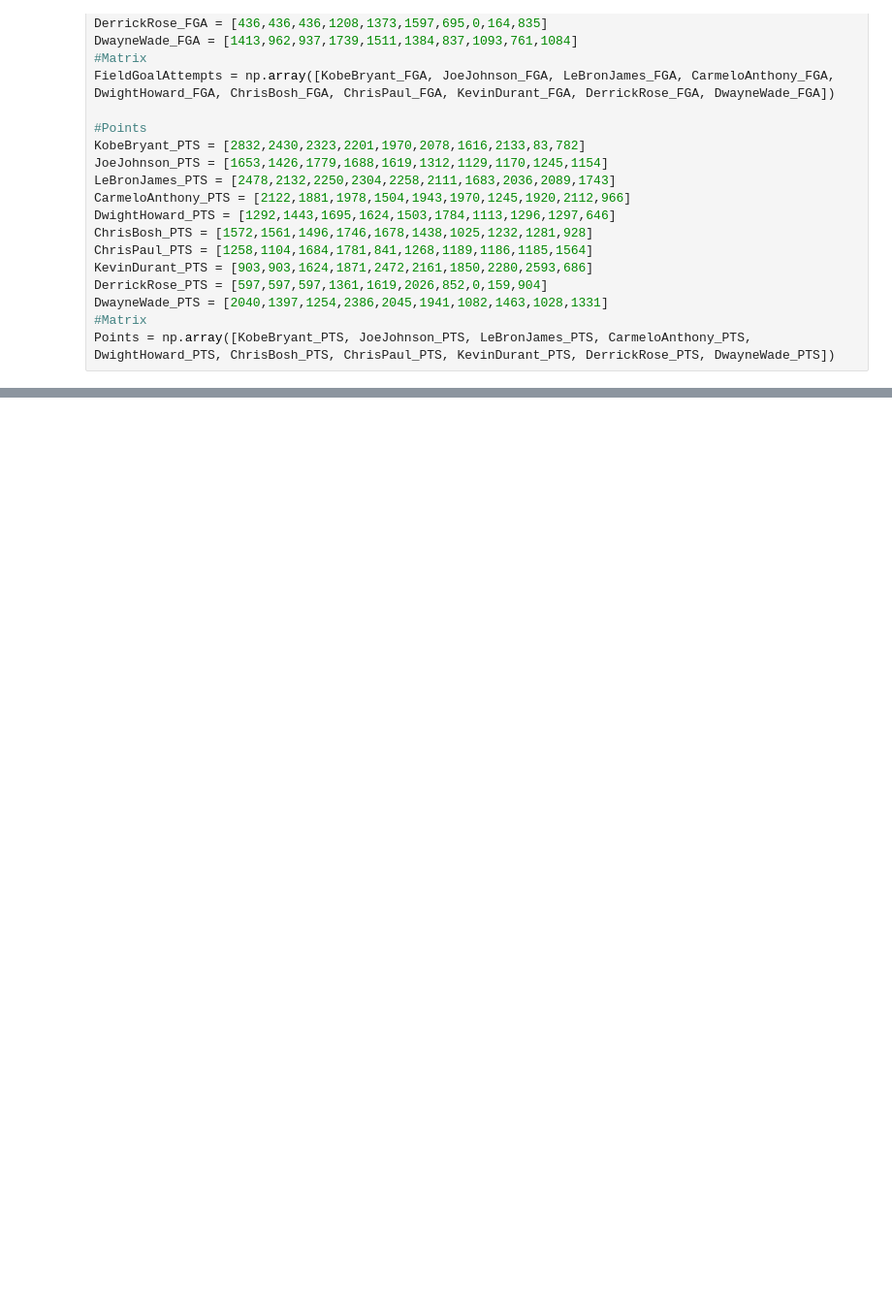
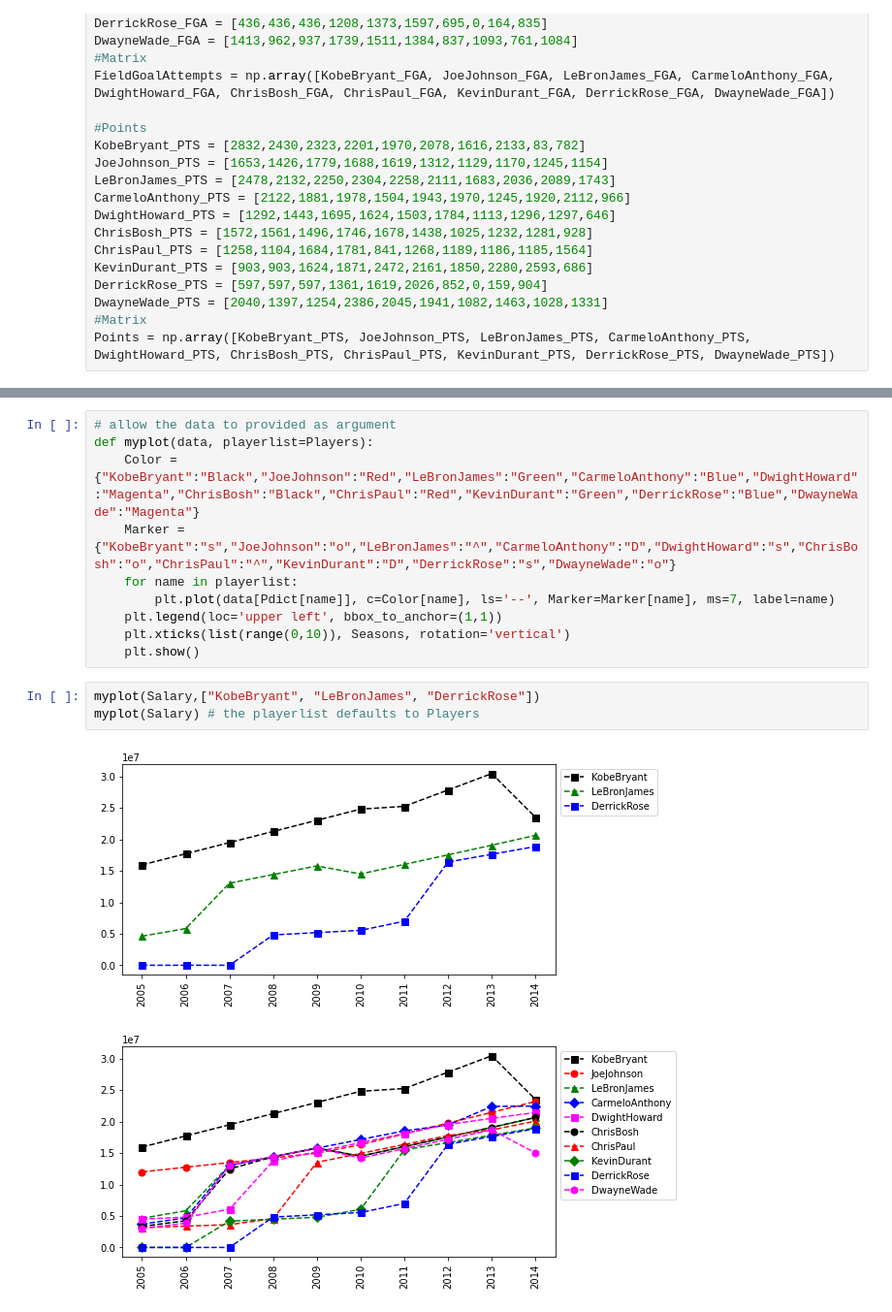
Before and after one commit to esara/superdatascience, a Jupyter notebook: python/Section4_BasketBall-Dataset.ipynb, the cells around one changed output, grey strips where cells are left out. Shown at 97% size. Saved outputs shown, nothing was run; the diff lists cells and outputs as text; blank space fills up the shorter version.

```diff
--- a/python/Section4_BasketBall-Dataset.ipynb
+++ b/python/Section4_BasketBall-Dataset.ipynb
@@ -141,0 +264,16 @@ Points = np.array([KobeBryant_PTS, JoeJohnson_PTS, LeBronJames_PTS, CarmeloAntho
+# %%
+# allow the data to provided as argument
+def myplot(data, playerlist=Players):
+    Color = {"KobeBryant":"Black","JoeJohnson":"Red","LeBronJames":"Green","CarmeloAnthony":"Blue","DwightHoward":"Magenta","ChrisBosh":"Black","ChrisPaul":"Red","KevinDurant":"Green","DerrickRose":"Blue","DwayneWade":"Magenta"}
+    Marker = {"KobeBryant":"s","JoeJohnson":"o","LeBronJames":"^","CarmeloAnthony":"D","DwightHoward":"s","ChrisBosh":"o","ChrisPaul":"^","KevinDurant":"D","DerrickRose":"s","DwayneWade":"o"}
+    for name in playerlist:
+        plt.plot(data[Pdict[name]], c=Color[name], ls='--', Marker=Marker[name], ms=7, label=name)
+    plt.legend(loc='upper left', bbox_to_anchor=(1,1))
+    plt.xticks(list(range(0,10)), Seasons, rotation='vertical')
+    plt.show()
+# %%
+myplot(Salary,["KobeBryant", "LeBronJames", "DerrickRose"])
+myplot(Salary) # the playerlist defaults to Players
+# %% [output]
+[figure, added]
+[figure, added]
```
Also changed, not shown: parts of 26 cells of this notebook, 3 other files.
